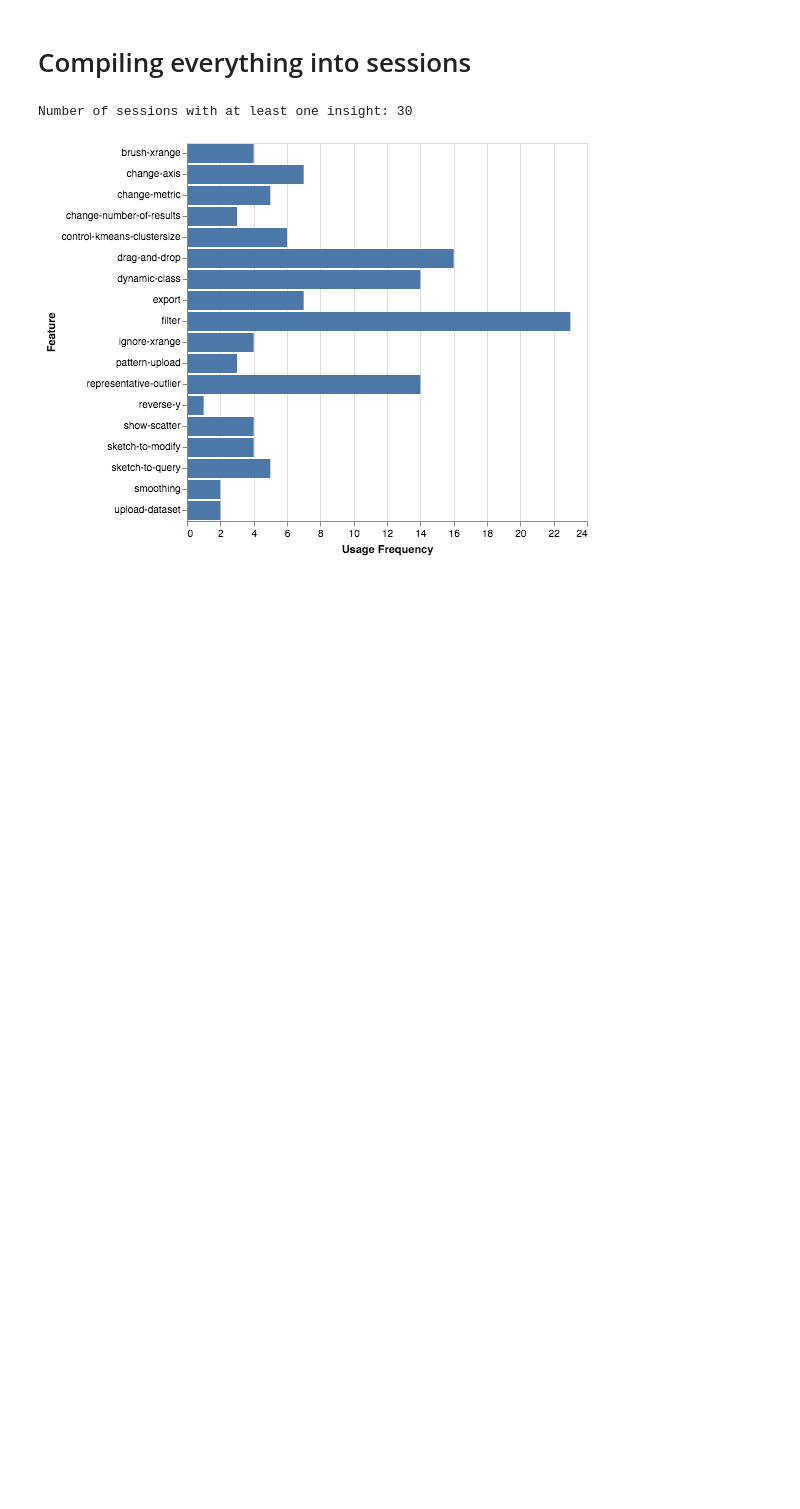
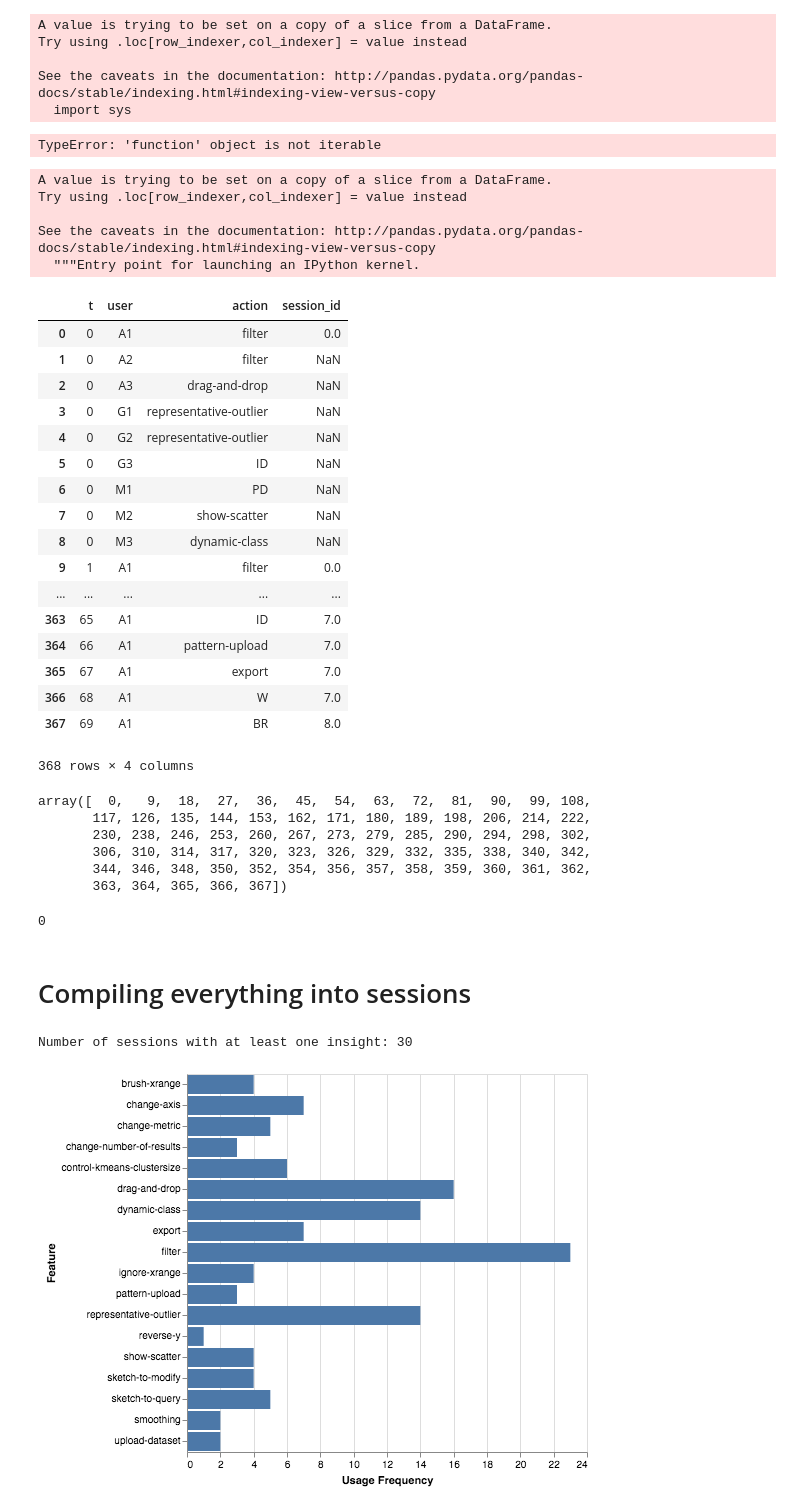
Before and after one commit to dorisjlee/ZV-paper, a Jupyter notebook: analysis/SessionInsightAnalysis.ipynb, the cells around one changed output. Saved outputs shown, nothing was run; the diff lists cells and outputs as text; code cells hidden in the pictures; blank space fills up the shorter version.

Commit message:
user insightfulness extraction

```diff
--- a/analysis/SessionInsightAnalysis.ipynb
+++ b/analysis/SessionInsightAnalysis.ipynb
@@ -31,0 +96,16 @@ KeyError: 'session'
+# %%
+df_user_list = []
+
+for user in df_session['user'].unique():
+    df_tmp = df_session[(df_session['user'] == user) & ((df_session['action'] == 'IS') | (df_session['action'] == 'ID'))]
+    session_id_true = list(df_tmp['session_id'].unique())
+    df_user = df_session[df_session['user'] == user]
+    df_user['insightful_session'] = df_session['session_id'].apply(lambda x: True if (x in session_id_true) else False)
+    df_user_list.append(df_user)
+    #df_session['insightful_session'] = df_session.apply(lambda x: True if ((x['session_id'] in session_id_true) & (x['user'] == user)) else x)
+# %% [output]
+A value is trying to be set on a copy of a slice from a DataFrame.
+Try using .loc[row_indexer,col_indexer] = value instead
+
+See the caveats in the documentation: http://pandas.pydata.org/pandas-docs/stable/indexing.html#indexing-view-versus-copy
+  import sys
@@ -31,0 +117,4 @@ KeyError: 'session'
+# %%
+df_session["action"].filter(lambda x: ('IS' in x) or ('ID' in x))
+# %% [output]
+TypeError: 'function' object is not iterable
@@ -32,3 +127,45 @@ KeyError: 'session'
+# %%
+len(list(filter(lambda x: ('IS' in x) or ('ID' in x),sessions))) )
+# %% [output]
+A value is trying to be set on a copy of a slice from a DataFrame.
+Try using .loc[row_indexer,col_indexer] = value instead
+
+See the caveats in the documentation: http://pandas.pydata.org/pandas-docs/stable/indexing.html#indexing-view-versus-copy
+  """Entry point for launching an IPython kernel.
+# %%
+df
+# %% [output]
+|  | t | user | action | session_id |
+| 0 | 0 | A1 | filter | 0.0 |
+| 1 | 0 | A2 | filter | NaN |
+| 2 | 0 | A3 | drag-and-drop | NaN |
+| 3 | 0 | G1 | representative-outlier | NaN |
+| 4 | 0 | G2 | representative-outlier | NaN |
+| 5 | 0 | G3 | ID | NaN |
+| 6 | 0 | M1 | PD | NaN |
+| 7 | 0 | M2 | show-scatter | NaN |
+| 8 | 0 | M3 | dynamic-class | NaN |
+| 9 | 1 | A1 | filter | 0.0 |
+| ... | ... | ... | ... | ... |
+| 363 | 65 | A1 | ID | 7.0 |
+| 364 | 66 | A1 | pattern-upload | 7.0 |
+| 365 | 67 | A1 | export | 7.0 |
+| 366 | 68 | A1 | W | 7.0 |
+| 367 | 69 | A1 | BR | 8.0 |
+368 rows × 4 columns
+# %%
+df_user.index.values
+# %% [output]
+array([  0,   9,  18,  27,  36,  45,  54,  63,  72,  81,  90,  99, 108,
+       117, 126, 135, 144, 153, 162, 171, 180, 189, 198, 206, 214, 222,
+       230, 238, 246, 253, 260, 267, 273, 279, 285, 290, 294, 298, 302,
+       306, 310, 314, 317, 320, 323, 326, 329, 332, 335, 338, 340, 342,
+       344, 346, 348, 350, 352, 354, 356, 357, 358, 359, 360, 361, 362,
+       363, 364, 365, 366, 367])
+# %%
+["a",'b'].index("a")
+# %% [output]
+0
 # %% [markdown]
 # Compiling everything into sessions
 # %%
```
Also changed, not shown: parts of 15 cells of this notebook.
